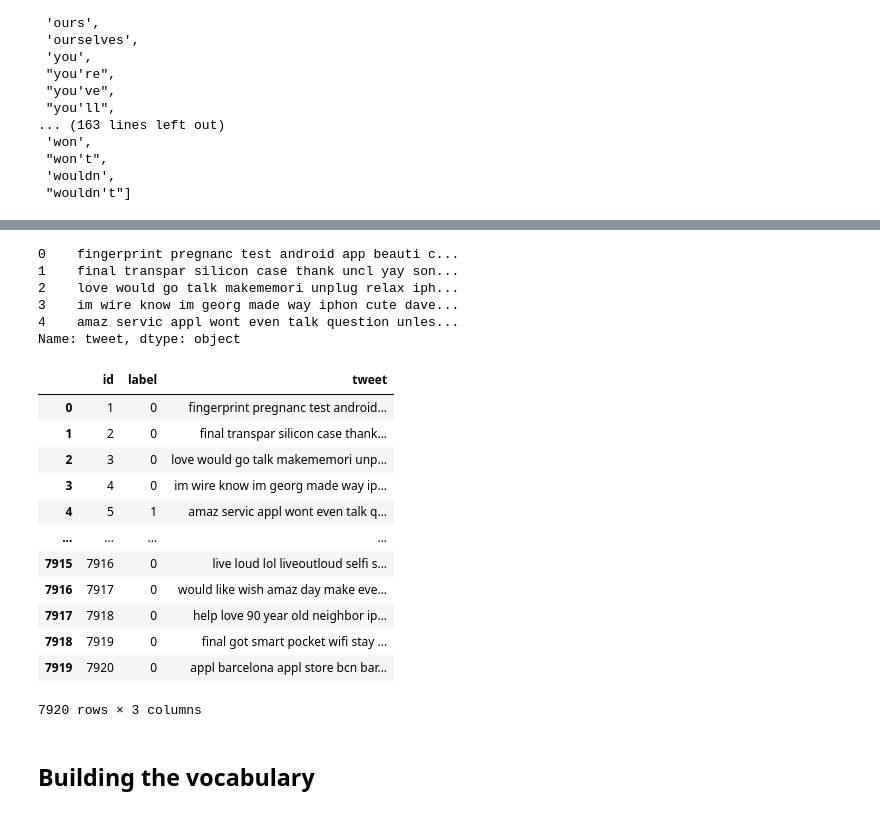
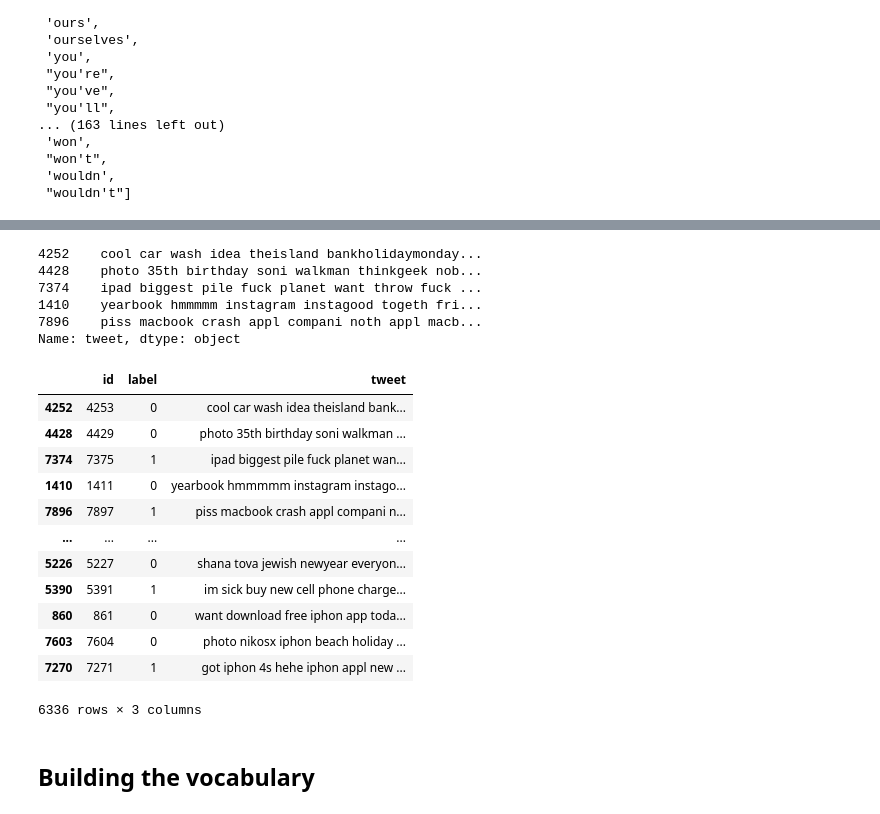
Before and after one commit to savindumahasen/Sentiment-Analysis-Project, a Jupyter notebook: notebook/Model_Building.ipynb, the cells around one changed output, grey strips where cells are left out. Saved outputs shown, nothing was run; the diff lists cells and outputs as text; code cells hidden in the pictures.

Commit message:
Split the dataset at into training and testing set

```diff
--- a/notebook/Model_Building.ipynb
+++ b/notebook/Model_Building.ipynb
@@ -96,5 +111,5 @@ def remove_punctuations(text):
         text =text.replace(punctuation, '')
     return text
 
-data["tweet"]= data["tweet"].apply(remove_punctuations)
+train_data["tweet"]= train_data["tweet"].apply(remove_punctuations)
 # %%
@@ -109,5 +124,5 @@ Name: tweet, dtype: object
 # %%
 ## Remove the numbers from the text
 # %%
-data["tweet"]=data["tweet"].str.replace('/d+','', regex=True)
+train_data["tweet"]=train_data["tweet"].str.replace('/d+','', regex=True)
 # %%
@@ -153,5 +168,5 @@ sw
  'wouldn',
  "wouldn't"]
 # %%
-data["tweet"]= data["tweet"].apply(lambda x: " ".join(x for x in x.split() if x not in sw))
+train_data["tweet"]= train_data["tweet"].apply(lambda x: " ".join(x for x in x.split() if x not in sw))
 # %%
@@ -170,14 +185,14 @@ from nltk.stem import PorterStemmer
 
 ps = PorterStemmer()
 # %%
-data["tweet"]=data["tweet"].apply(lambda x: " ".join(ps.stem(x) for x in x.split()))
+train_data["tweet"]= train_data["tweet"].apply(lambda x: " ".join(ps.stem(x) for x in x.split()))
 # %%
-data["tweet"].head()
+train_data["tweet"].head()
 # %% [output]
-0    fingerprint pregnanc test android app beauti c...
-1    final transpar silicon case thank uncl yay son...
-2    love would go talk makememori unplug relax iph...
-3    im wire know im georg made way iphon cute dave...
-4    amaz servic appl wont even talk question unles...
+4252    cool car wash idea theisland bankholidaymonday...
+4428    photo 35th birthday soni walkman thinkgeek nob...
+7374    ipad biggest pile fuck planet want throw fuck ...
+1410    yearbook hmmmmm instagram instagood togeth fri...
+7896    piss macbook crash appl compani noth appl macb...
 Name: tweet, dtype: object
 # %%
@@ -185,19 +200,19 @@ Name: tweet, dtype: object
 # %%
-data
+train_data
 # %% [output]
 |  | id | label | tweet |
-| 0 | 1 | 0 | fingerprint pregnanc test android... |
-| 1 | 2 | 0 | final transpar silicon case thank... |
-| 2 | 3 | 0 | love would go talk makememori unp... |
-| 3 | 4 | 0 | im wire know im georg made way ip... |
-| 4 | 5 | 1 | amaz servic appl wont even talk q... |
+| 4252 | 4253 | 0 | cool car wash idea theisland bank... |
+| 4428 | 4429 | 0 | photo 35th birthday soni walkman ... |
+| 7374 | 7375 | 1 | ipad biggest pile fuck planet wan... |
+| 1410 | 1411 | 0 | yearbook hmmmmm instagram instago... |
+| 7896 | 7897 | 1 | piss macbook crash appl compani n... |
 | ... | ... | ... | ... |
-| 7915 | 7916 | 0 | live loud lol liveoutloud selfi s... |
-| 7916 | 7917 | 0 | would like wish amaz day make eve... |
-| 7917 | 7918 | 0 | help love 90 year old neighbor ip... |
-| 7918 | 7919 | 0 | final got smart pocket wifi stay ... |
-| 7919 | 7920 | 0 | appl barcelona appl store bcn bar... |
+| 5226 | 5227 | 0 | shana tova jewish newyear everyon... |
+| 5390 | 5391 | 1 | im sick buy new cell phone charge... |
+| 860 | 861 | 0 | want download free iphon app toda... |
+| 7603 | 7604 | 0 | photo nikosx iphon beach holiday ... |
+| 7270 | 7271 | 1 | got iphon 4s hehe iphon appl new ... |
-7920 rows × 3 columns
+6336 rows × 3 columns
 # %% [markdown]
 ## Building the vocabulary
 # %%
```
Also changed, not shown: parts of 62 cells of this notebook.
